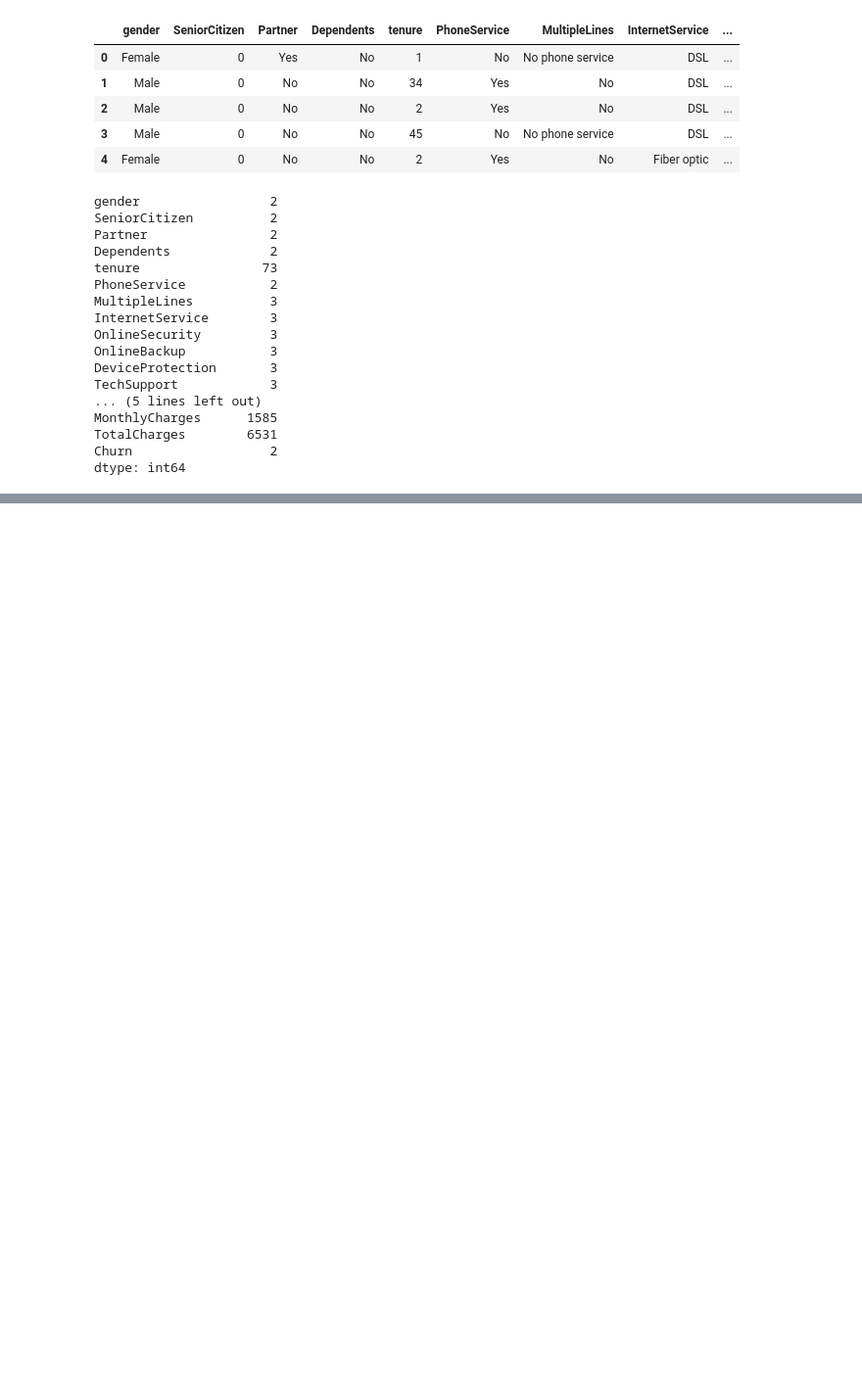
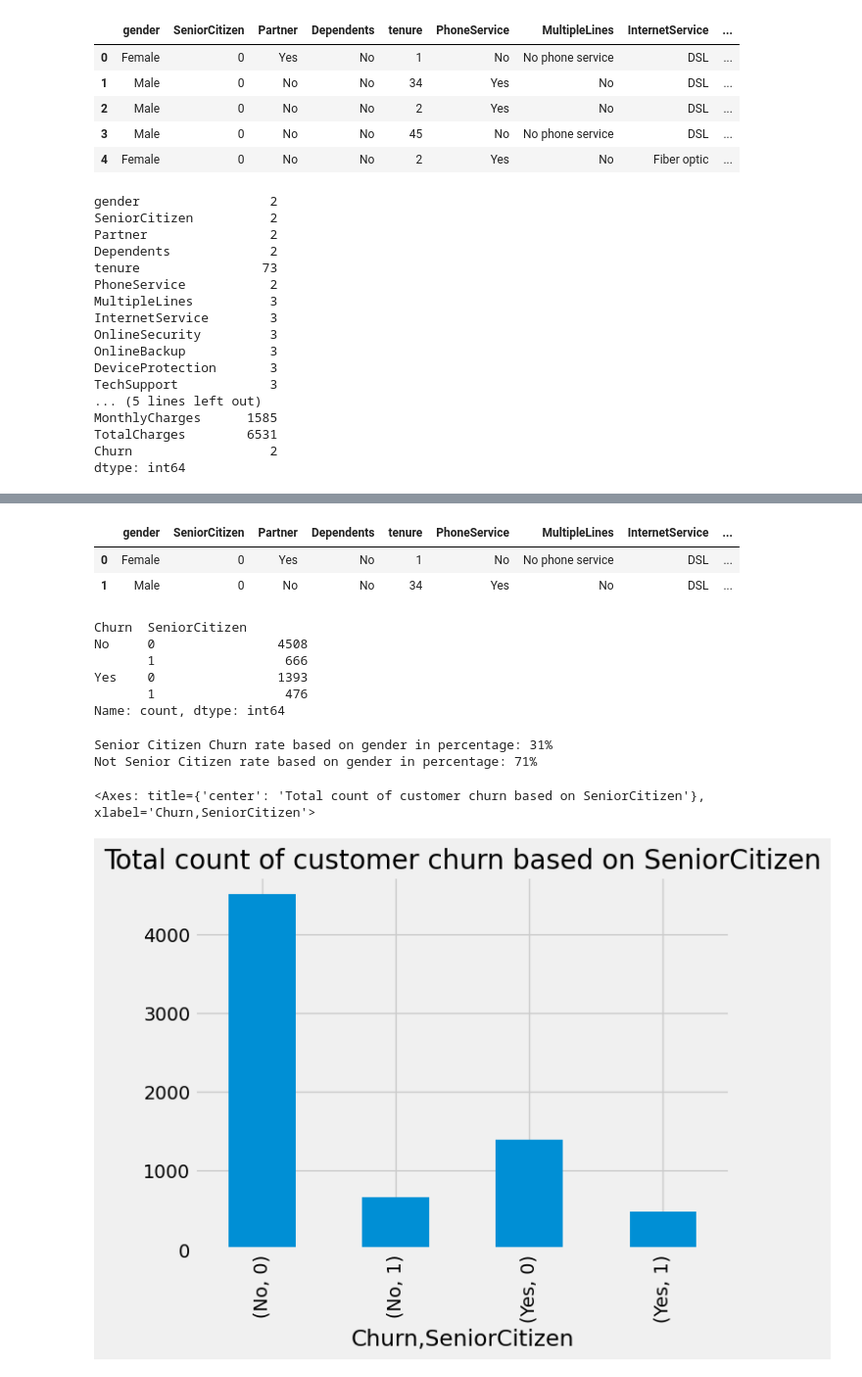
Before and after one commit to AnoopGeorge418/CustomerChurn-Prediction_System, a Jupyter notebook: dataHub/notebooks/exploratory/exploratory.ipynb, the cells around one changed output, grey strips where cells are left out. Shown at 98% size. Drawn from its saved outputs; the diff is of its cells as text; code cells hidden in the pictures; blank space fills up the shorter version.

```diff
--- a/dataHub/notebooks/exploratory/exploratory.ipynb
+++ b/dataHub/notebooks/exploratory/exploratory.ipynb
@@ -520,0 +683,33 @@ Name: count, Length: 7021, dtype: int64
+# %%
+copy_df.head(2)
+# %% [output]
+|  | gender | SeniorCitizen | Partner | Dependents | tenure | PhoneService | MultipleLines | InternetService | ... |
+| 0 | Female | 0 | Yes | No | 1 | No | No phone service | DSL | ... |
+| 1 | Male | 0 | No | No | 34 | Yes | No | DSL | ... |
+# %%
+# senior citizen vs churn
+copy_df.groupby(['Churn'])['SeniorCitizen'].value_counts()
+# %% [output]
+Churn  SeniorCitizen
+No     0                4508
+       1                 666
+Yes    0                1393
+       1                 476
+Name: count, dtype: int64
+# %%
+non_senior_citizen_churn_rate = 1393 / 4508 * 100
+senior_citizen_churn_rate = 476 / 666 * 100
+
+print(f'Senior Citizen Churn rate based on gender in percentage: {round(non_senior_citizen_churn_rate)}%')
+print(f'Not Senior Citizen rate based on gender in percentage: {round(senior_citizen_churn_rate)}%')
+# %% [output]
+Senior Citizen Churn rate based on gender in percentage: 31%
+Not Senior Citizen rate based on gender in percentage: 71%
+# %%
+copy_df.groupby(['Churn'])['SeniorCitizen'].value_counts().plot(
+    kind = 'bar',
+    title = 'Total count of customer churn based on SeniorCitizen'
+)
+# %% [output]
+<Axes: title={'center': 'Total count of customer churn based on SeniorCitizen'}, xlabel='Churn,SeniorCitizen'>
+[figure, added]
```
Also changed, not shown: parts of 29 cells of this notebook.
